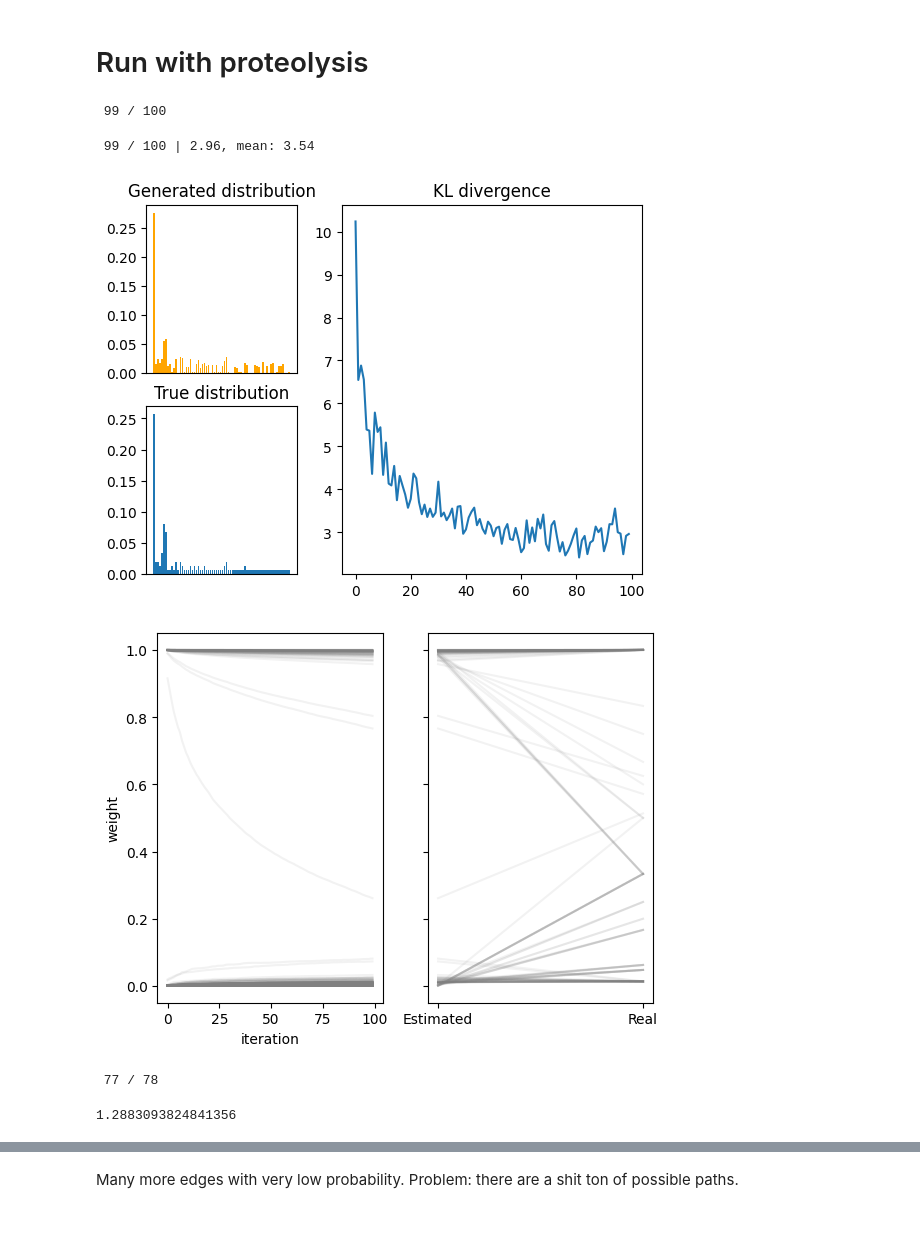
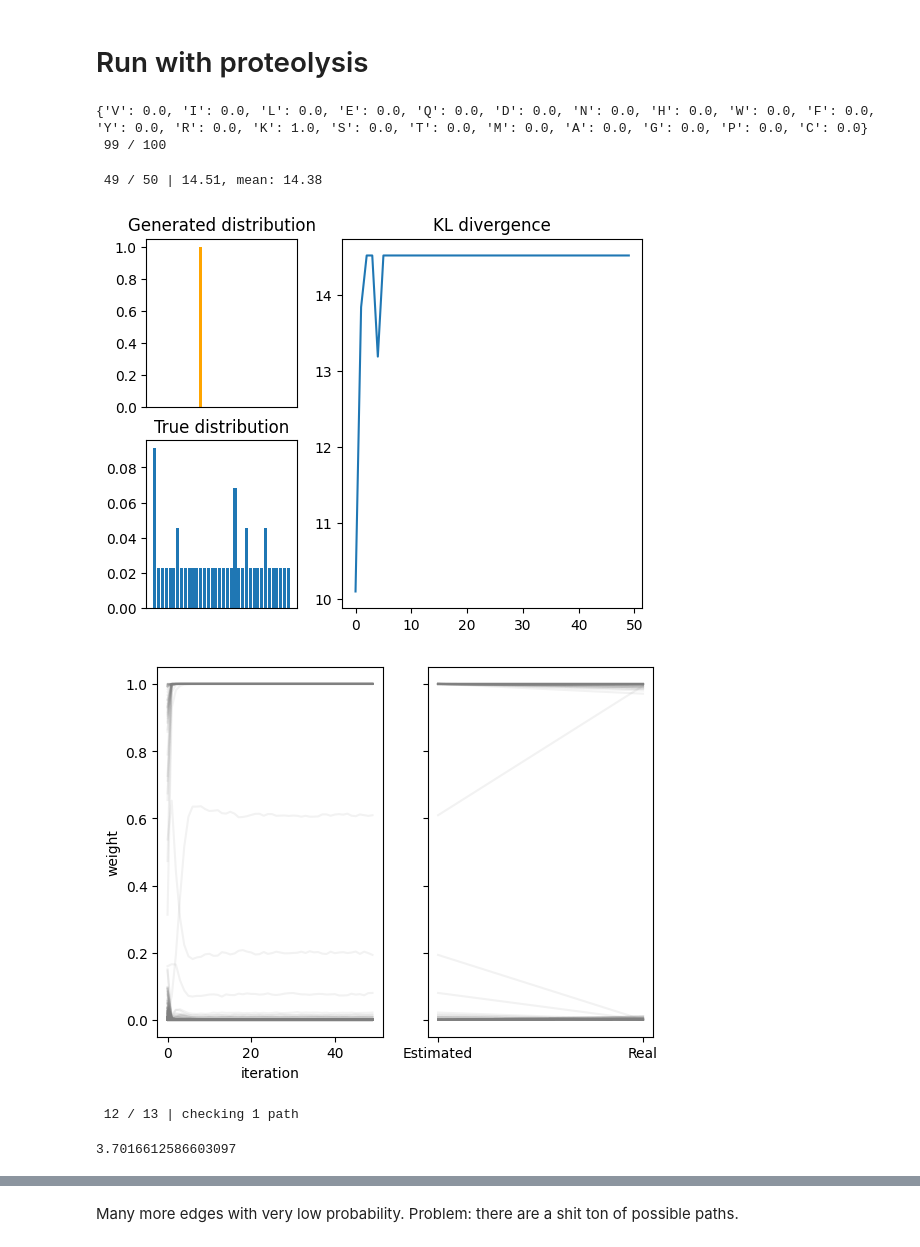
Before and after one commit to ErikHartman/disassembly, a Jupyter notebook: src/weight_estimation_new_method.ipynb, the cells around one changed output, grey strips where cells are left out. Drawn from its saved outputs; the diff is of its cells as text; code cells hidden in the pictures.

```diff
--- a/src/weight_estimation_new_method.ipynb
+++ b/src/weight_estimation_new_method.ipynb
@@ -204,12 +204,16 @@ from disassembly.simulate_proteolysis import simulate_proteolysis, enzyme_set, e
 enzymes = enzyme_set(
     [
         enzyme({"K": 1}, "protease_iv"),
-        enzyme({"K": 0.5, "R": 0.5}, "trypsin"),
-        enzyme({"V": 0.5, "I": 0.25, "A": 0.15, "T": 0.1}, "elne"),
+    #    enzyme({"K": 0.5, "R": 0.5}, "trypsin"),
+   #     enzyme({"V": 0.5, "I": 0.25, "A": 0.15, "T": 0.1}, "elne"),
     ],
-    [1, 1, 1],  # activities
-    [1, 1, 1],  # abundances
+    [1],
+    [1]
+ #   [1, 1, 1],  # activities
+ #   [1, 1, 1],  # abundances
 )
+
+print(enzymes.meta_enzyme)
 
 
 P, sequence_graph = simulate_proteolysis(
@@ -219,42 +223,43 @@ P, sequence_graph = simulate_proteolysis(
     endo_or_exo_probability=[0.5, 0.5],
     enzymes=enzymes,
 )
+P = {seq: v*10 for seq, v in P.items()}
 # %% [output]
+{'V': 0.0, 'I': 0.0, 'L': 0.0, 'E': 0.0, 'Q': 0.0, 'D': 0.0, 'N': 0.0, 'H': 0.0, 'W': 0.0, 'F': 0.0, 'Y': 0.0, 'R': 0.0, 'K': 1.0, 'S': 0.0, 'T': 0.0, 'M': 0.0, 'A': 0.0, 'G': 0.0, 'P': 0.0, 'C': 0.0}
  99 / 100
 # %%
 import matplotlib.pyplot as plt
-import numpy as np
 from disassembly.esimate_weights import estimate_weights
 
-G, kls, generated, weights = estimate_weights(P, lr=0.0005, n_iterations=100)
+G, kls, generated, weights = estimate_weights(P, enzymes.meta_enzyme, lr=.1, n_iterations=50)
 
 fig, axs = plt.subplot_mosaic(
     [["generated", "kl"], ["true", "kl"]], width_ratios=[1, 2]
 )
 
 generated_sum = {k: 0 for k in generated[0].keys()}
 
 for p_generated in [
     generated[i]
     for i in range(
         len(generated.keys()) - int(len(generated.keys()) / 10), len(generated.keys())
     )
 ]:
     for k, v in p_generated.items():
         generated_sum[k] += v / 100
 
 axs["true"].bar(P.keys(), [v/sum(P.values()) for v in P.values()])
 axs["generated"].bar(generated_sum.keys(), [v/sum(generated_sum.values()) for v in generated_sum.values()], color="orange")
 axs["kl"].plot(kls)
 axs["true"].set_title("True distribution")
 axs["generated"].set_title(f"Generated distribution")
 axs["kl"].set_title("KL divergence")
 axs["true"].set_xticks([])
 axs["generated"].set_xticks([])
 plt.show()
 # %% [output]
- 99 / 100 | 2.96, mean: 3.54
+ 49 / 50 | 14.51, mean: 14.38
-[figure, old version]
+[figure, new version]
 # %%
 real_vs_estimated_weights = []
 for source, copy_number_source in P.items():
@@ -282,15 +287,15 @@ axs[0].set_xlabel("iteration")
 
 plt.show()
 # %% [output]
-[figure, old version]
+[figure, new version]
 # %%
 from disassembly.disassembly import get_disassembly_indexes
 from disassembly.disassembly import get_disassembly
 disassembly_indexes = get_disassembly_indexes(sequence_graph)
 get_disassembly(P, disassembly_indexes)
 # %% [output]
- 77 / 78
+ 12 / 13 | checking 1 path
-1.2883093824841356
+3.7016612586603097
 # %%
 import networkx as nx
 
```
Also changed, not shown: parts of 1 cell of this notebook, 4 other files.
